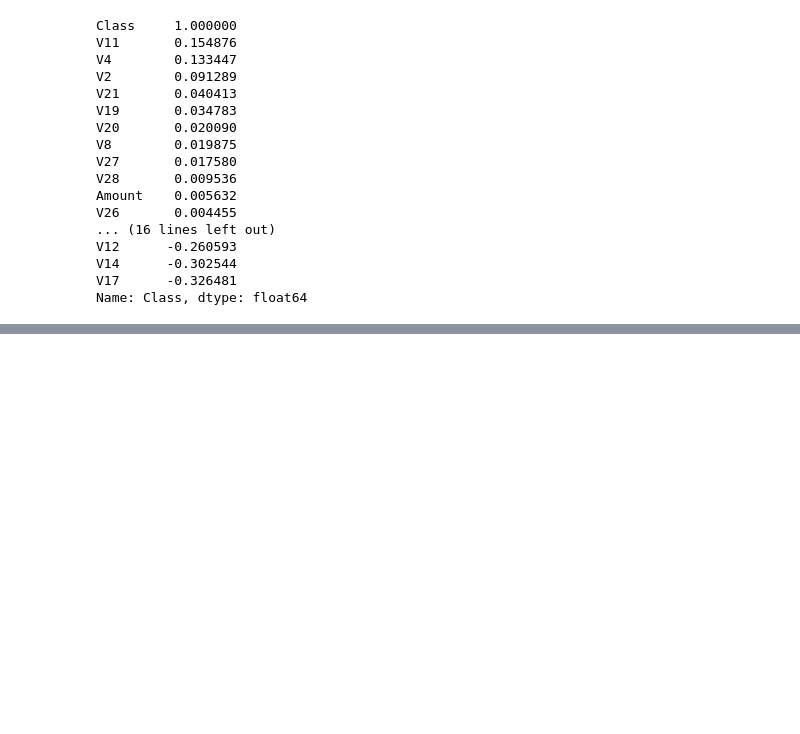
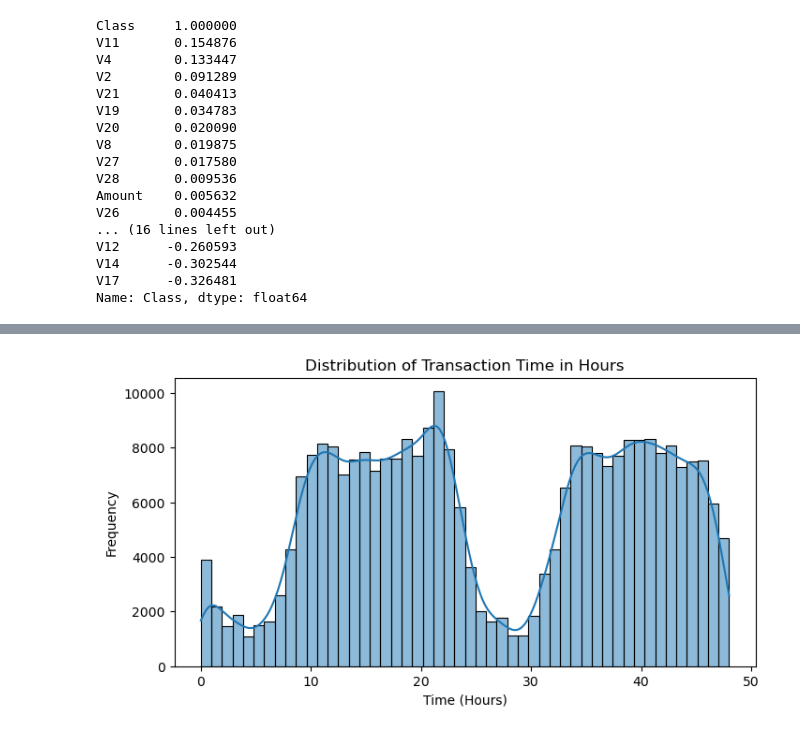
Before and after one commit to GawaleDhanshri/Credit-Card-Fraud-Detection, a Jupyter notebook: Credit Card Fraud Detection.ipynb, the cells around one changed output, grey strips where cells are left out. Cells and saved outputs as stored; diff of their text form; code cells hidden in the pictures; blank space fills up the shorter version.

```diff
--- a/Credit Card Fraud Detection.ipynb
+++ b/Credit Card Fraud Detection.ipynb
@@ -225,0 +271,12 @@ Name: Class, dtype: float64
+# %%
+    # Convert time to hours and create a new column
+    df['Time_hr'] = df['Time'] / 3600
+
+    plt.figure(figsize=(8, 4))
+    sns.histplot(df['Time_hr'], kde=True, bins=50)
+    plt.title('Distribution of Transaction Time in Hours')
+    plt.xlabel('Time (Hours)')
+    plt.ylabel('Frequency')
+    plt.show()
+# %% [output]
+[figure, added]
```
Also changed, not shown: parts of 6 cells of this notebook.
